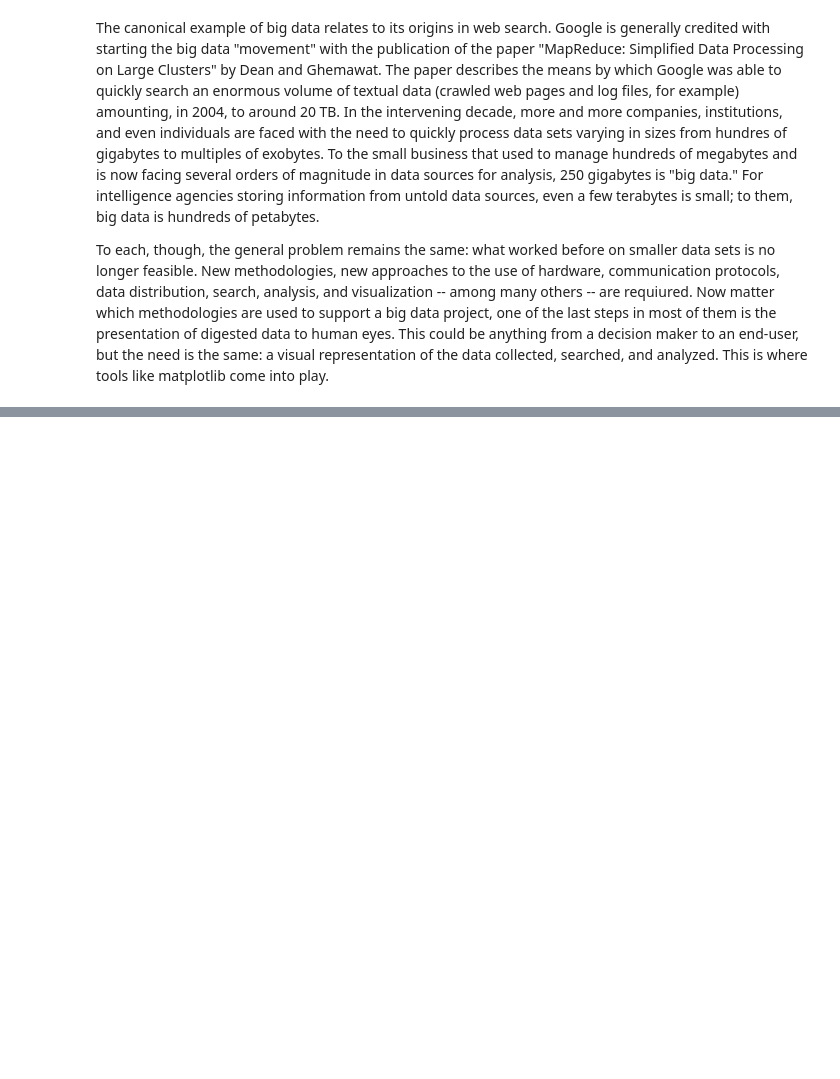
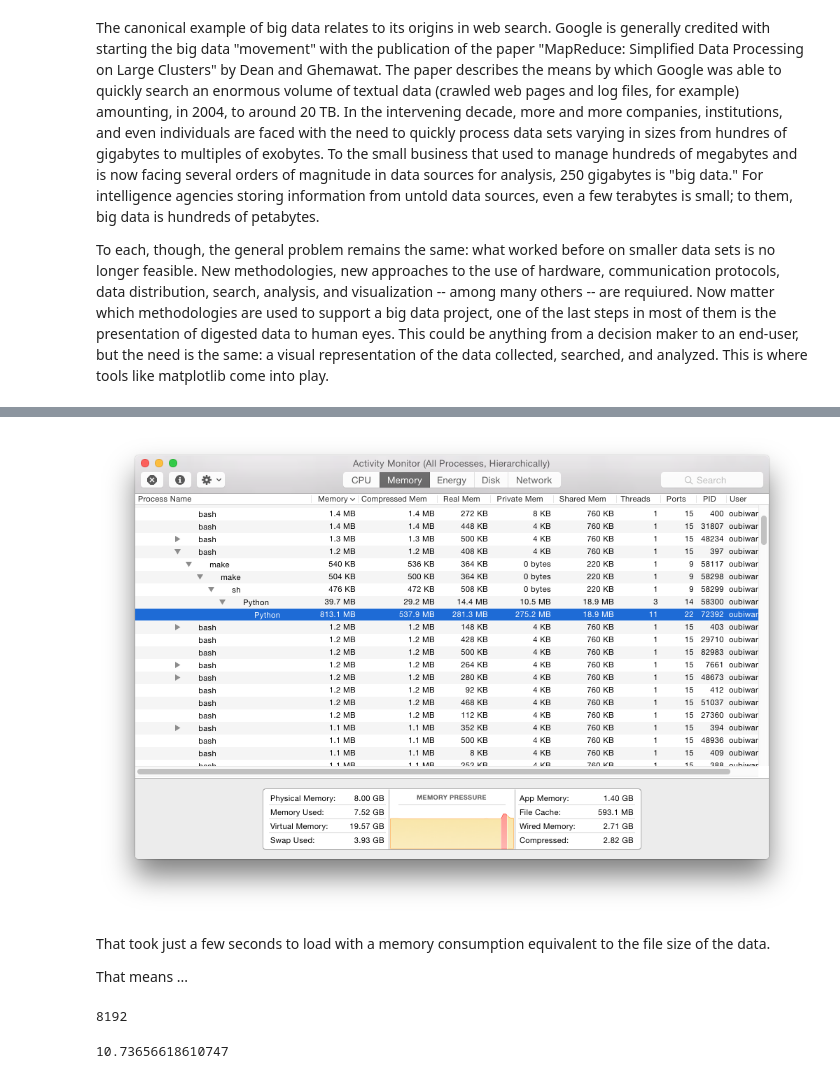
Before and after one commit to masteringmatplotlib/big-data, a Jupyter notebook: notebooks/mmpl-big-data.ipynb, the cells around one changed output, grey strips where cells are left out. Drawn from its saved outputs; the diff is of its cells as text; code cells hidden in the pictures; blank space fills up the shorter version.

```diff
--- a/notebooks/mmpl-big-data.ipynb
+++ b/notebooks/mmpl-big-data.ipynb
@@ -62,0 +146,16 @@ plt.show()
+# %%
+Image("memory-after.png")
+# %% [output]
+[figure, added]
+# %% [markdown]
+That took just a few seconds to load with a memory consumption equivalent to the file size of the data.
+
+That means ...
+# %%
+8 * 1024
+# %% [output]
+8192
+# %%
+8192 / 763
+# %% [output]
+10.73656618610747
```
Also changed, not shown: parts of 69 cells of this notebook.
